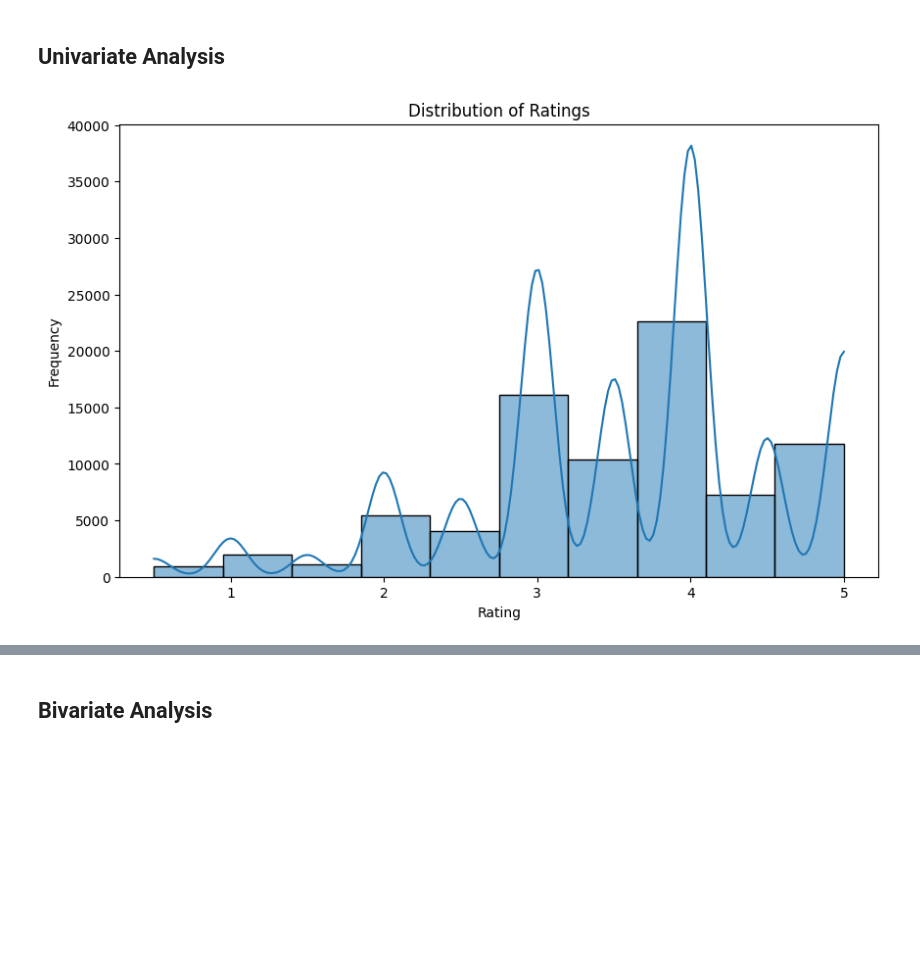
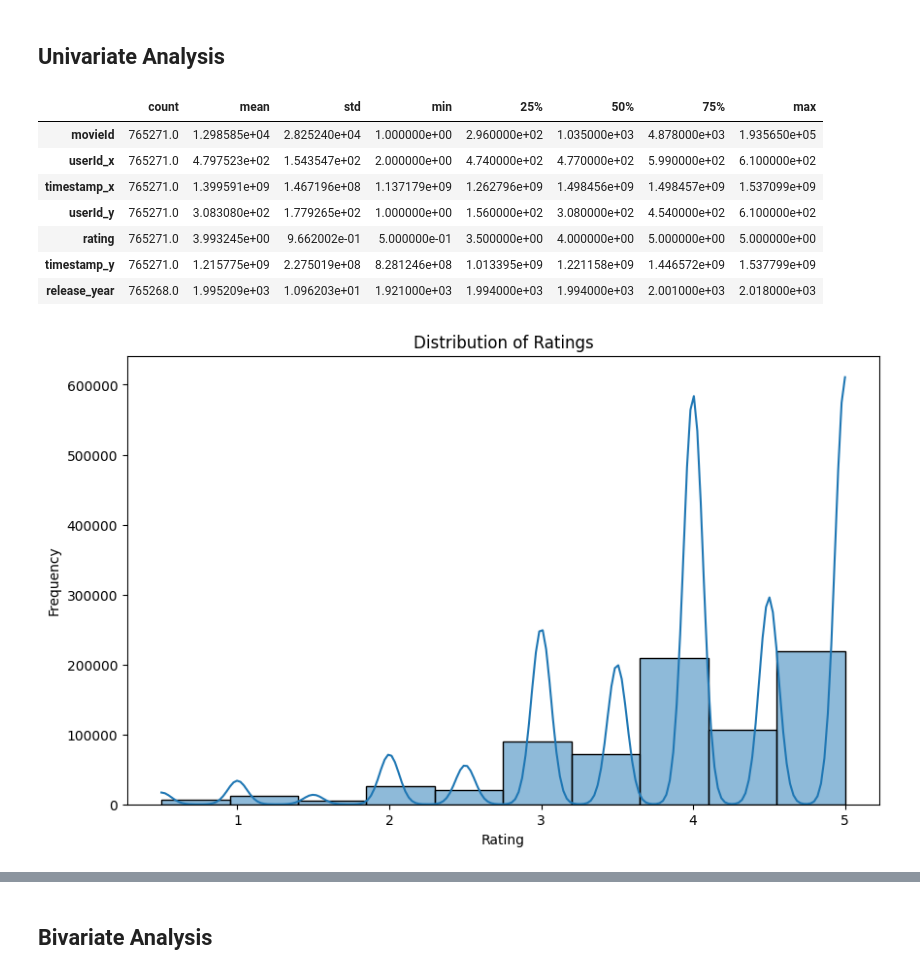
Before and after one commit to GraceRKimotho/Phase_4-Project, a Jupyter notebook: Movie_Recommendation.ipynb, the cells around one changed output, grey strips where cells are left out. Cells and saved outputs as stored; diff of their text form; code cells hidden in the pictures; blank space fills up the shorter version.

```diff
--- a/Movie_Recommendation.ipynb
+++ b/Movie_Recommendation.ipynb
@@ -341,14 +415,29 @@ import matplotlib.pyplot as plt
 # %% [markdown]
 ## Univariate Analysis
+# %%
+# checking summary stats for the dataset
+merged_df.describe().T
+# %% [output]
+|  | count | mean | std | min | 25% | 50% | 75% | max |
+| movieId | 765271.0 | 1.298585e+04 | 2.825240e+04 | 1.000000e+00 | 2.960000e+02 | 1.035000e+03 | 4.878000e+03 | 1.935650e+05 |
+| userId_x | 765271.0 | 4.797523e+02 | 1.543547e+02 | 2.000000e+00 | 4.740000e+02 | 4.770000e+02 | 5.990000e+02 | 6.100000e+02 |
+| timestamp_x | 765271.0 | 1.399591e+09 | 1.467196e+08 | 1.137179e+09 | 1.262796e+09 | 1.498456e+09 | 1.498457e+09 | 1.537099e+09 |
+| userId_y | 765271.0 | 3.083080e+02 | 1.779265e+02 | 1.000000e+00 | 1.560000e+02 | 3.080000e+02 | 4.540000e+02 | 6.100000e+02 |
+| rating | 765271.0 | 3.993245e+00 | 9.662002e-01 | 5.000000e-01 | 3.500000e+00 | 4.000000e+00 | 5.000000e+00 | 5.000000e+00 |
+| timestamp_y | 765271.0 | 1.215775e+09 | 2.275019e+08 | 8.281246e+08 | 1.013395e+09 | 1.221158e+09 | 1.446572e+09 | 1.537799e+09 |
+| release_year | 765268.0 | 1.995209e+03 | 1.096203e+01 | 1.921000e+03 | 1.994000e+03 | 1.994000e+03 | 2.001000e+03 | 2.018000e+03 |
 # %%
+import matplotlib.pyplot as plt
+import seaborn as sns
+
 # Distribution of ratings
-plt.figure(figsize=(10,6))
-sns.histplot(movie_rating['rating'], bins=10, kde=True)
+plt.figure(figsize=(10, 6))
+sns.histplot(merged_df['rating'], bins=10, kde=True)
 plt.title('Distribution of Ratings')
 plt.xlabel('Rating')
 plt.ylabel('Frequency')
 plt.show()
 # %% [output]
-[figure, old version]
+[figure, new version]
 # %%
 # Count of different genres
```
Also changed, not shown: parts of 108 cells of this notebook.
